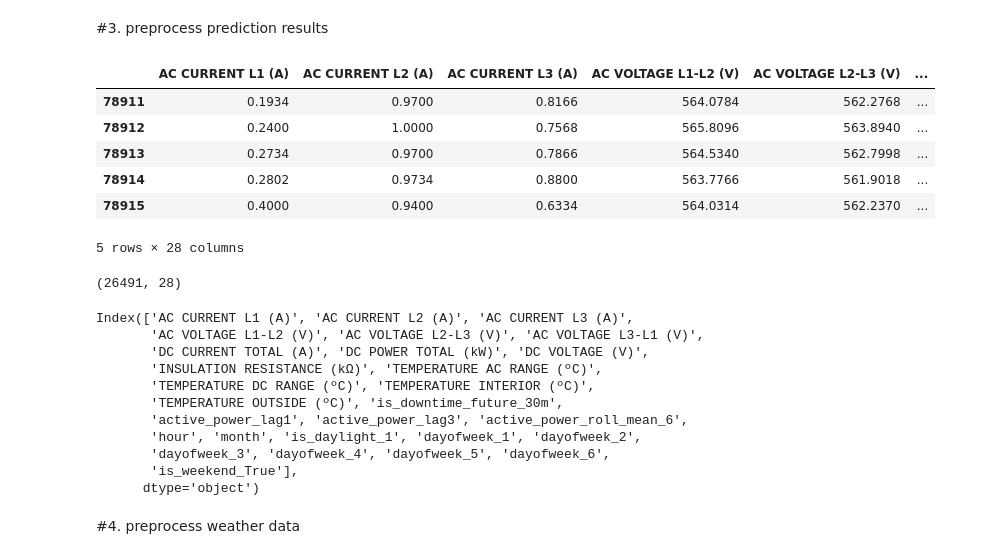
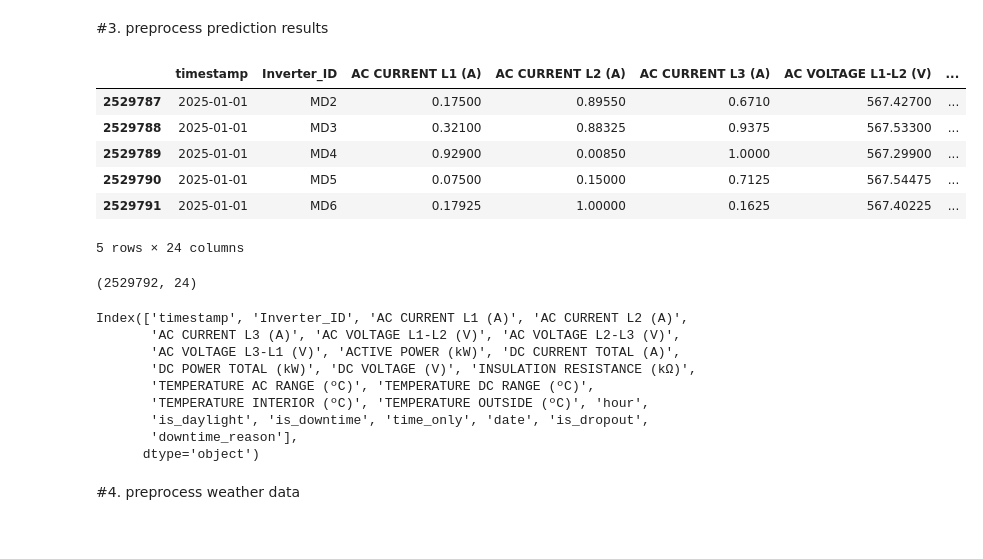
Before and after one commit to Zhenna/LangChain_CSV_agent_experiment, a Jupyter notebook: convert_df.ipynb, the cells around one changed output. Cells and saved outputs as stored; diff of their text form; code cells hidden in the pictures.

```diff
--- a/convert_df.ipynb
+++ b/convert_df.ipynb
@@ -131,14 +131,14 @@ Name: count, dtype: int64
 # !pip install pyarrow  # or fastparquet
 # %%
 # Load Parquet file
-df_pq  = pd.read_parquet("data/TEST_DF_22_May_2025_9PM.parquet")
+df_pq  = pd.read_parquet("data/DF_FULL_22_May_2025_9PM.parquet")
 # %%
-df_pq.head()
+df_pq.tail()
 # %% [output]
-|  | AC CURRENT L1 (A) | AC CURRENT L2 (A) | AC CURRENT L3 (A) | AC VOLTAGE L1-L2 (V) | AC VOLTAGE L2-L3 (V) | ... |
-| 78911 | 0.1934 | 0.9700 | 0.8166 | 564.0784 | 562.2768 | ... |
-| 78912 | 0.2400 | 1.0000 | 0.7568 | 565.8096 | 563.8940 | ... |
-| 78913 | 0.2734 | 0.9700 | 0.7866 | 564.5340 | 562.7998 | ... |
-| 78914 | 0.2802 | 0.9734 | 0.8800 | 563.7766 | 561.9018 | ... |
-| 78915 | 0.4000 | 0.9400 | 0.6334 | 564.0314 | 562.2370 | ... |
+|  | timestamp | Inverter_ID | AC CURRENT L1 (A) | AC CURRENT L2 (A) | AC CURRENT L3 (A) | AC VOLTAGE L1-L2 (V) | ... |
+| 2529787 | 2025-01-01 | MD2 | 0.17500 | 0.89550 | 0.6710 | 567.42700 | ... |
+| 2529788 | 2025-01-01 | MD3 | 0.32100 | 0.88325 | 0.9375 | 567.53300 | ... |
+| 2529789 | 2025-01-01 | MD4 | 0.92900 | 0.00850 | 1.0000 | 567.29900 | ... |
+| 2529790 | 2025-01-01 | MD5 | 0.07500 | 0.15000 | 0.7125 | 567.54475 | ... |
+| 2529791 | 2025-01-01 | MD6 | 0.17925 | 1.00000 | 0.1625 | 567.40225 | ... |
-5 rows × 28 columns
+5 rows × 24 columns
@@ -145,20 +147,18 @@ df_pq.head()
 # %%
 df_pq.shape
 # %% [output]
-(26491, 28)
+(2529792, 24)
 # %%
 df_pq.columns
 # %% [output]
-Index(['AC CURRENT L1 (A)', 'AC CURRENT L2 (A)', 'AC CURRENT L3 (A)',
-       'AC VOLTAGE L1-L2 (V)', 'AC VOLTAGE L2-L3 (V)', 'AC VOLTAGE L3-L1 (V)',
-       'DC CURRENT TOTAL (A)', 'DC POWER TOTAL (kW)', 'DC VOLTAGE (V)',
-       'INSULATION RESISTANCE (kΩ)', 'TEMPERATURE AC RANGE (ºC)',
-       'TEMPERATURE DC RANGE (ºC)', 'TEMPERATURE INTERIOR (ºC)',
-       'TEMPERATURE OUTSIDE (ºC)', 'is_downtime_future_30m',
-       'active_power_lag1', 'active_power_lag3', 'active_power_roll_mean_6',
-       'hour', 'month', 'is_daylight_1', 'dayofweek_1', 'dayofweek_2',
-       'dayofweek_3', 'dayofweek_4', 'dayofweek_5', 'dayofweek_6',
-       'is_weekend_True'],
+Index(['timestamp', 'Inverter_ID', 'AC CURRENT L1 (A)', 'AC CURRENT L2 (A)',
+       'AC CURRENT L3 (A)', 'AC VOLTAGE L1-L2 (V)', 'AC VOLTAGE L2-L3 (V)',
+       'AC VOLTAGE L3-L1 (V)', 'ACTIVE POWER (kW)', 'DC CURRENT TOTAL (A)',
+       'DC POWER TOTAL (kW)', 'DC VOLTAGE (V)', 'INSULATION RESISTANCE (kΩ)',
+       'TEMPERATURE AC RANGE (ºC)', 'TEMPERATURE DC RANGE (ºC)',
+       'TEMPERATURE INTERIOR (ºC)', 'TEMPERATURE OUTSIDE (ºC)', 'hour',
+       'is_daylight', 'is_downtime', 'time_only', 'date', 'is_dropout',
+       'downtime_reason'],
       dtype='object')
 # %% [markdown]
 #4. preprocess weather data
```
Also changed, not shown: parts of 10 cells of this notebook, 9 other files.
